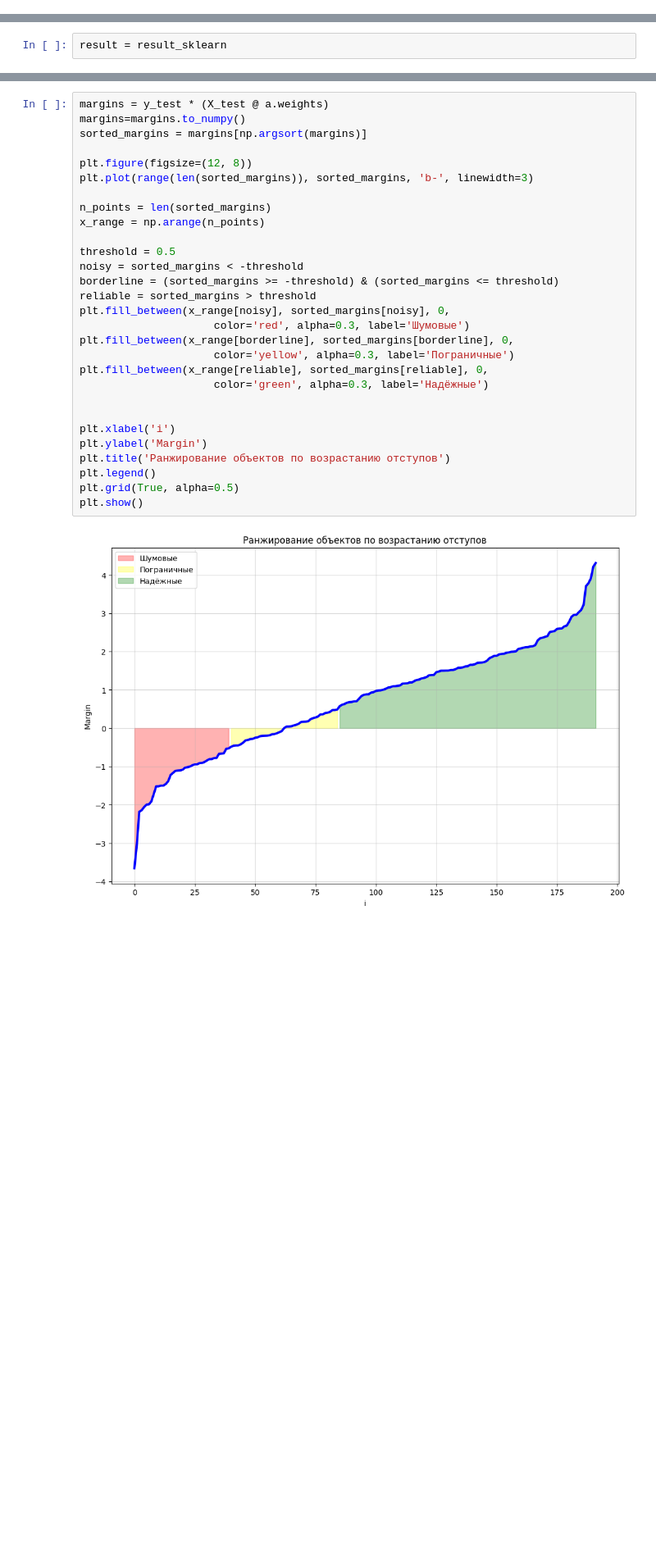
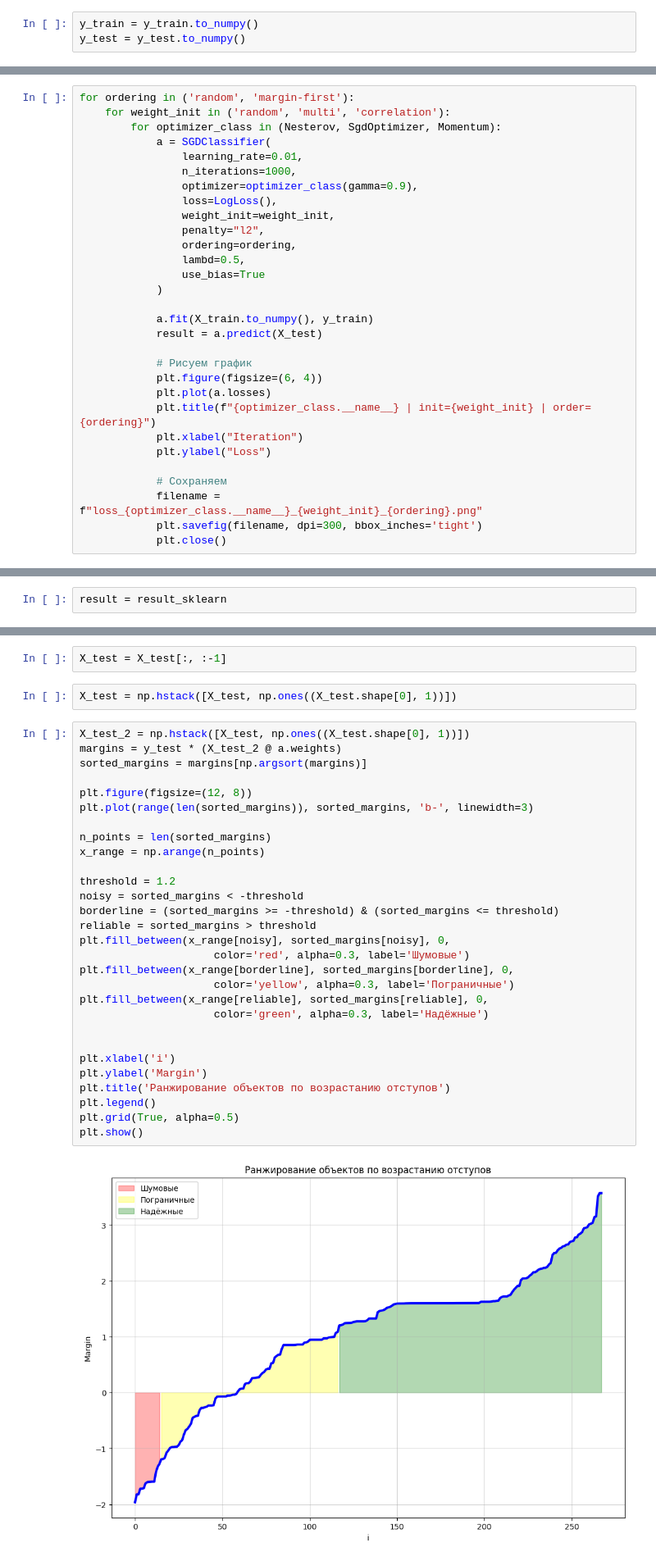
Before and after one commit to Yarikonen/fall-2025, a Jupyter notebook: students/rudyk-yy/lab1/source/playground.ipynb, the cells around one changed output, grey strips where cells are left out. Shown: that part at 82% size. Drawn from its saved outputs; the diff is of its cells as text; blank space fills up the shorter version.

```diff
--- a/students/rudyk-yy/lab1/source/playground.ipynb
+++ b/students/rudyk-yy/lab1/source/playground.ipynb
@@ -257,3 +110,6 @@ class SGDClassifier2:
+# %%
+y_train = y_train.to_numpy()
+y_test = y_test.to_numpy()
 # %%
 from optimizer.nesterov import Nesterov
 from optimizer.sgd import SgdOptimizer
@@ -305,0 +162,30 @@ Confusion Matrix:
+# %%
+for ordering in ('random', 'margin-first'):
+    for weight_init in ('random', 'multi', 'correlation'):
+        for optimizer_class in (Nesterov, SgdOptimizer, Momentum):
+            a = SGDClassifier(
+                learning_rate=0.01,
+                n_iterations=1000,
+                optimizer=optimizer_class(gamma=0.9),
+                loss=LogLoss(),
+                weight_init=weight_init,
+                penalty="l2",
+                ordering=ordering,
+                lambd=0.5,
+                use_bias=True
+            )
+
+            a.fit(X_train.to_numpy(), y_train)
+            result = a.predict(X_test)
+
+            # Рисуем график
+            plt.figure(figsize=(6, 4))
+            plt.plot(a.losses)
+            plt.title(f"{optimizer_class.__name__} | init={weight_init} | order={ordering}")
+            plt.xlabel("Iteration")
+            plt.ylabel("Loss")
+
+            # Сохраняем
+            filename = f"loss_{optimizer_class.__name__}_{weight_init}_{ordering}.png"
+            plt.savefig(filename, dpi=300, bbox_inches='tight')
+            plt.close()
@@ -340,31 +337,35 @@ Confusion Matrix:
+# %%
+X_test = X_test[:, :-1]
+# %%
+X_test = np.hstack([X_test, np.ones((X_test.shape[0], 1))])
 # %%
-margins = y_test * (X_test @ a.weights)
-margins=margins.to_numpy()
+X_test_2 = np.hstack([X_test, np.ones((X_test.shape[0], 1))])
+margins = y_test * (X_test_2 @ a.weights)
 sorted_margins = margins[np.argsort(margins)]
 
 plt.figure(figsize=(12, 8))
 plt.plot(range(len(sorted_margins)), sorted_margins, 'b-', linewidth=3)
 
 n_points = len(sorted_margins)
 x_range = np.arange(n_points)
 
-threshold = 0.5
+threshold = 1.2
 noisy = sorted_margins < -threshold
 borderline = (sorted_margins >= -threshold) & (sorted_margins <= threshold)
 reliable = sorted_margins > threshold
 plt.fill_between(x_range[noisy], sorted_margins[noisy], 0,
                      color='red', alpha=0.3, label='Шумовые')
 plt.fill_between(x_range[borderline], sorted_margins[borderline], 0,
                      color='yellow', alpha=0.3, label='Пограничные')
 plt.fill_between(x_range[reliable], sorted_margins[reliable], 0,
                      color='green', alpha=0.3, label='Надёжные')
 
 
 plt.xlabel('i')
 plt.ylabel('Margin')
 plt.title('Ранжирование объектов по возрастанию отступов')
 plt.legend()
 plt.grid(True, alpha=0.5)
 plt.show()
 # %% [output]
-[figure, old version]
+[figure, new version]
```
Also changed, not shown: parts of 21 cells of this notebook, 18 other files.
